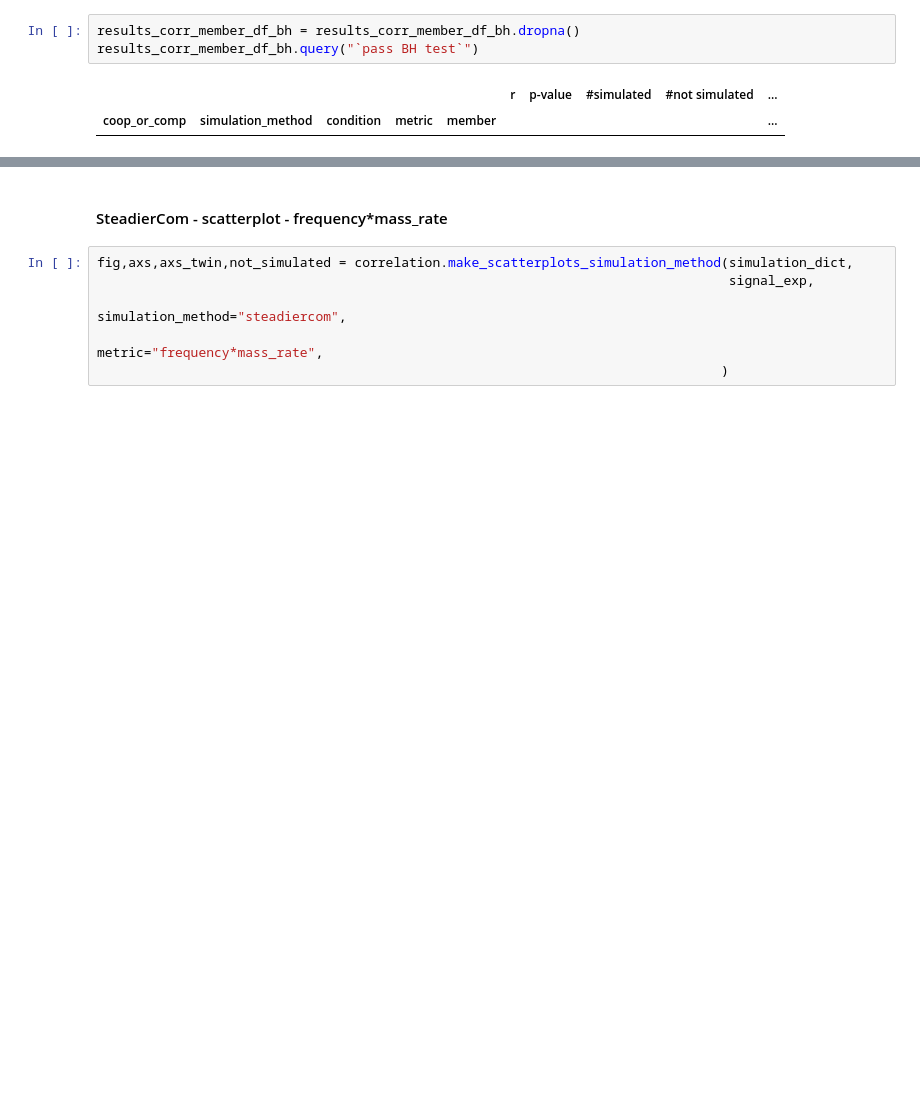
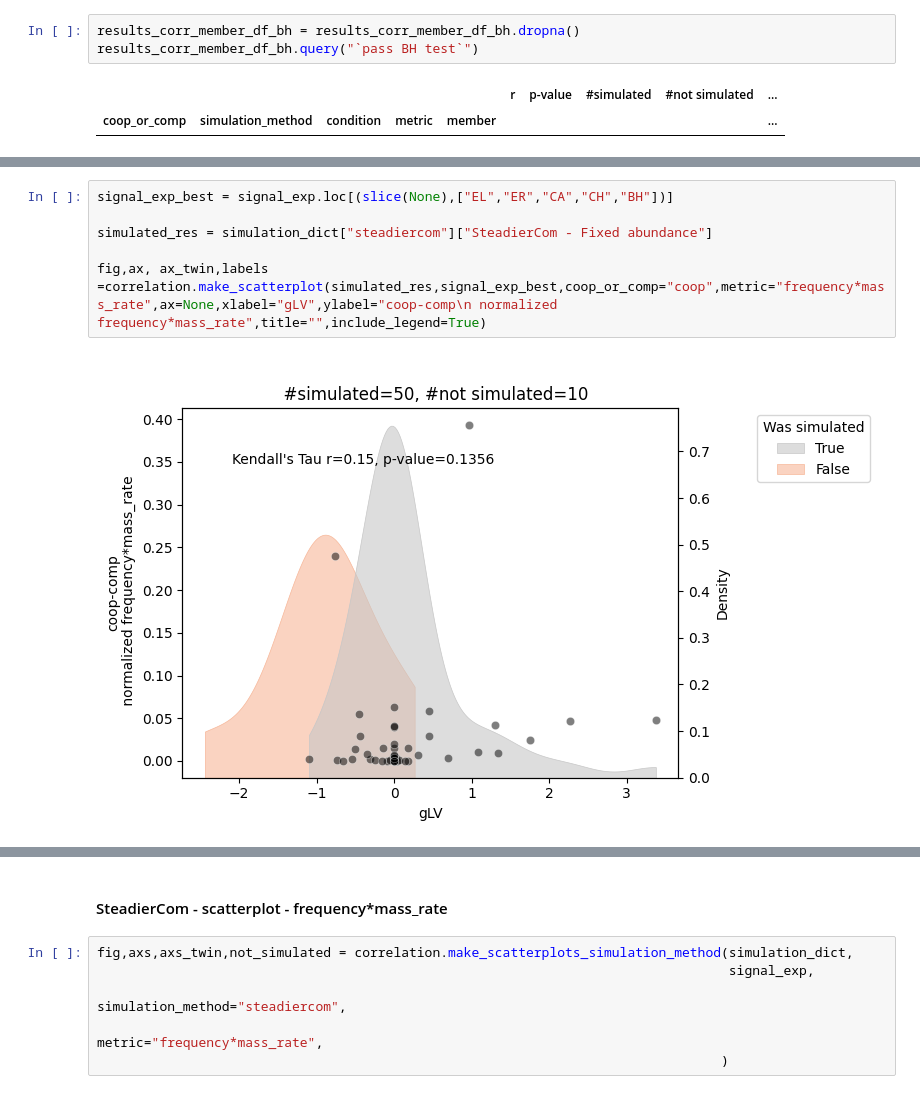
Before and after one commit to IdunBurgos/SteadierCom-Case-Studies, a Jupyter notebook: notebooks/Step 6.1.1. Comparing tools with exp - Venturelli member-member interaction.ipynb, the cells around one changed output, grey strips where cells are left out. Drawn from its saved outputs; the diff is of its cells as text; blank space fills up the shorter version.

```diff
--- a/notebooks/Step 6.1.1. Comparing tools with exp - Venturelli member-member interaction.ipynb
+++ b/notebooks/Step 6.1.1. Comparing tools with exp - Venturelli member-member interaction.ipynb
@@ -111,0 +159,8 @@ results_corr_member_df_bh.query("`p-value` < 0.05 & r > 0").xs("coop-comp",drop_
+# %%
+signal_exp_best = signal_exp.loc[(slice(None),["EL","ER","CA","CH","BH"])]
+
+simulated_res = simulation_dict["steadiercom"]["SteadierCom - Fixed abundance"]
+
+fig,ax, ax_twin,labels =correlation.make_scatterplot(simulated_res,signal_exp_best,coop_or_comp="coop",metric="frequency*mass_rate",ax=None,xlabel="gLV",ylabel="coop-comp\n normalized frequency*mass_rate",title="",include_legend=True)
+# %% [output]
+[figure, added]
```
Also changed, not shown: parts of 6 cells of this notebook, 3 other files.
